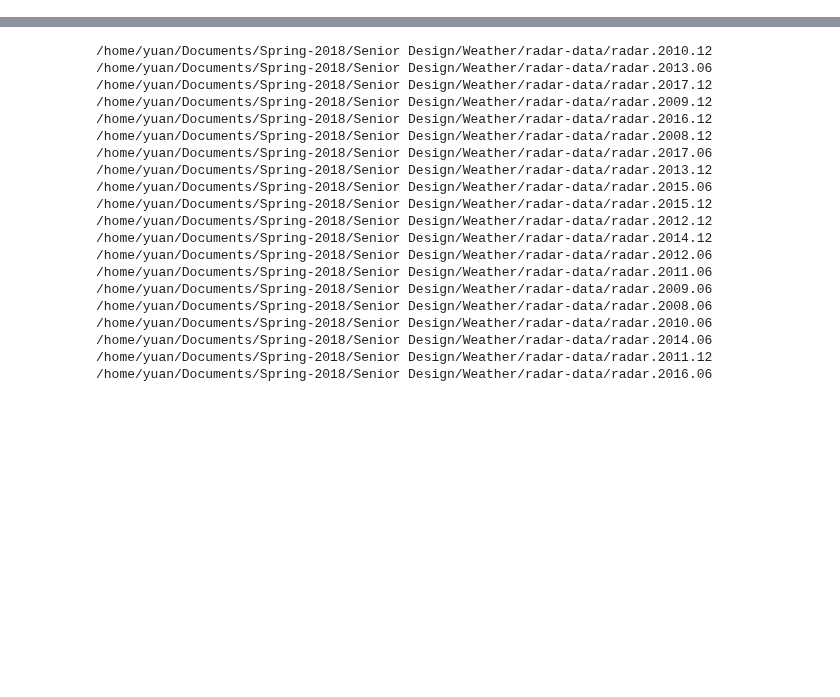
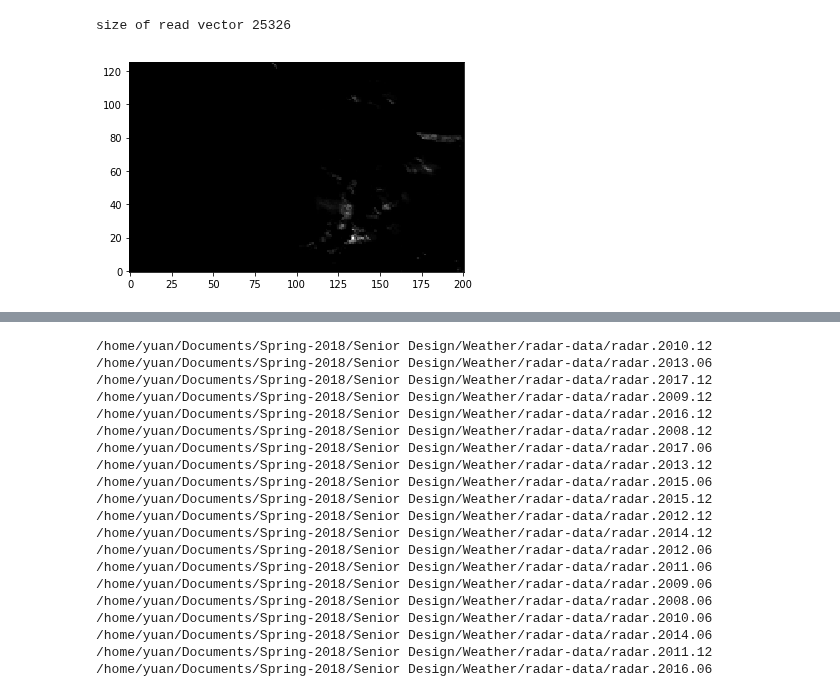
Before and after one commit to yuanzhou15/capstone-weather, a Jupyter notebook: yuan/Meeting 1 notebook.ipynb, the cells around one changed output, grey strips where cells are left out. Saved outputs shown, nothing was run; the diff lists cells and outputs as text; code cells hidden in the pictures; blank space fills up the shorter version.

```diff
--- a/yuan/Meeting 1 notebook.ipynb
+++ b/yuan/Meeting 1 notebook.ipynb
@@ -36,3 +36,48 @@ def data_read_display(data): #input data is already a numpy data type
+# %%
+def data_read_displaytest(filename):
+    """
+	when passed the full filename (path plus filename) of a deep learning dataset
+	This function reads the binary data and rescales it
+	reforms it from vector into array of the proper size
+	rails the data off at suggested maximum and minimum values
+	displays the data as grayscale on black background
+    """
+
+    import numpy as np
+    import matplotlib.pyplot as plt
+
+    dims = (126,201)   # rows, columns
+
+    minmax = [0,30]	# suggested data limits for display purposes
+
+    # set minmax = [0,0] to use minimum and maximum of each file (excluding missing data)
+    # [0,30] mm/hr is a good range for rainfall
+
+    data = np.fromfile(filename,dtype='int16',count=-1,sep='') # 2 byte integers
+    print('size of read vector',len(data))
+    data = np.reshape(data,dims)
+
+    if (np.max(data) > 0):
+
+        # scale data to between 0 and 1 then rail off the extremes
+        if (minmax[0] > 0 or minmax[1] > 0):
+            data = (data - minmax[0])/(minmax[1] - minmax[0])
+            data[(data < minmax[0])] = minmax[0]
+            data[(data > minmax[1])] = minmax[1]
+        else:
+            data = (data - np.min(data))/(np.max(data) - np.min(data))
+
+    else:
+        print('empty hour!')
+
+    # display image as grayscale
+    plt.ion()  # needed if running from command line
+    plt.imshow(data, cmap='gray', origin='lower')
+
+data_read_displaytest('/home/yuan/Documents/Spring-2018/Senior Design/Weather/new-radar-data/radar.20080602.00.dat')
+# %% [output]
+size of read vector 25326
+[figure, added]
 # %%
 def get_average_values(directoryname):
     import os
```
Also changed, not shown: parts of 3 cells of this notebook, 2 other files.
